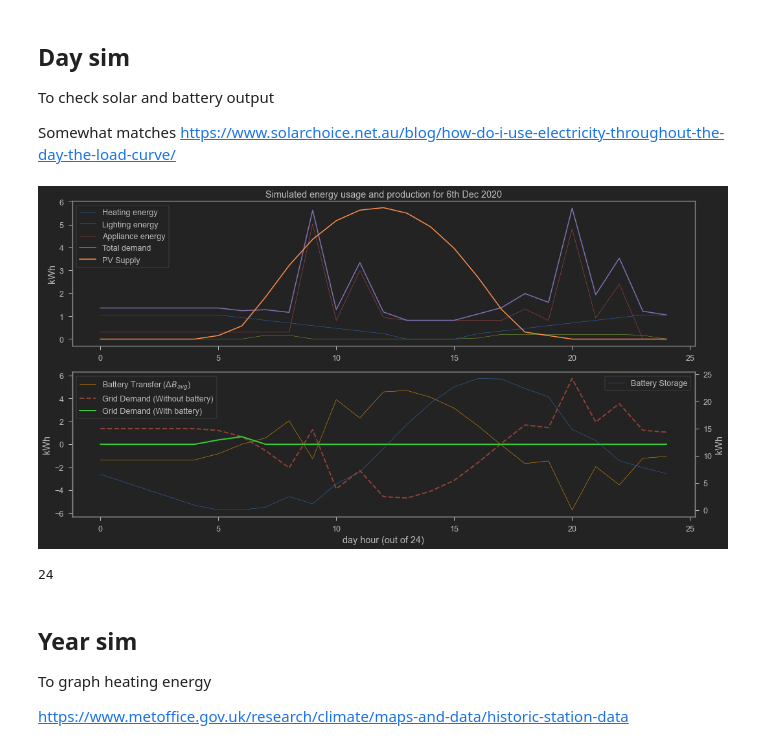
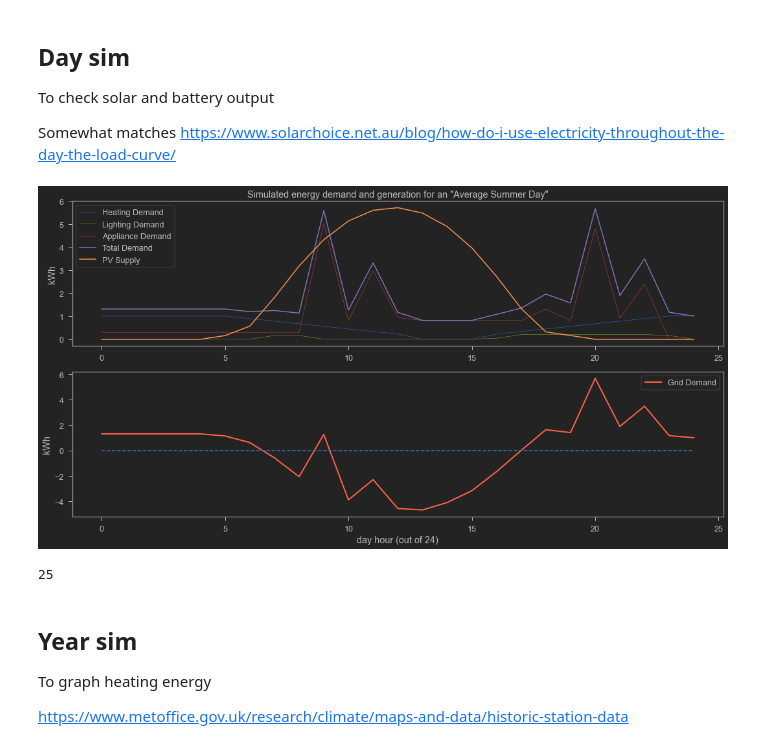
Before and after one commit to LegoYoda112/DE-Thermo-Housing, a Jupyter notebook: Thermo house calcs.ipynb, the cells around one changed output. Drawn from its saved outputs; the diff is of its cells as text; code cells hidden in the pictures.

```diff
--- a/Thermo house calcs.ipynb
+++ b/Thermo house calcs.ipynb
@@ -141,11 +145,12 @@ U_val = {"Single glaze": 4.8, # Assuming wooden frames
         "Double glaze, Air, 12mm": 2.8,
         "Double glaze, Air, Low-E, 12mm": 2.2, # En = 0.15
         "Triple glaze, 12mm": 2.1,
-        "Uninsulated brick wall": 1/(1/30 + 1/therm_cond["Brickwork outer"] * 0.15 + 1/therm_cond["Brickwork inner"]*0.15 + 1/10),
-        "EPS insulated brick wall": 1/(1/30 + 1/therm_cond["Brickwork outer"] * 0.15 + 1/therm_cond["EPS board"] * 0.04 + 1/therm_cond["Brickwork inner"]*0.15 + 1/10),
-        "Timber + Concrete floor": 1/(1/therm_cond["Cast concrete"]*0.5 + 1/therm_cond["Timber"]*0.2 + 1/10),
-        "Insulated Timber + Concrete floor": 1/(1/therm_cond["Cast concrete"]*1 + 0.15 + 1/therm_cond["EPS board"] * 0.04 + 1/therm_cond["Timber"]*0.2 + 1/10),
-        "Insulated Tile roof": 1/(1/30 + 1/therm_cond["Roof tile"] * 0.05 + 0.15 + 1/therm_cond["EPS board"] * 0.1 + 1/10)
+        "Uninsulated brick wall": 1/(1/25 + 1/therm_cond["Brickwork outer"] * 0.15 + 1/therm_cond["Brickwork inner"]*0.15 + 1/5),
+        "EPS insulated brick wall": 1/(1/25 + 1/therm_cond["Brickwork outer"] * 0.15 + 1/therm_cond["EPS board"] * 0.04 + 1/therm_cond["Brickwork inner"]*0.15 + 1/5),
+        "Timber + Concrete floor": 1/(1/therm_cond["Cast concrete"]*0.5 + 1/therm_cond["Timber"]*0.2 + 1/5),
+        "Insulated Timber + Concrete floor": 1/(1/therm_cond["Cast concrete"]*1 + 0.15 + 1/therm_cond["EPS board"] * 0.04 + 1/therm_cond["Timber"]*0.2 + 1/5),
+        "Insulated Tile roof": 1/(1/25 + 1/therm_cond["Roof tile"] * 0.05 + 0.15 + 1/therm_cond["EPS board"] * 0.1 + 1/5),
+        "EPS insulated underground wall": 1/(1/5 + 1/therm_cond["Brickwork outer"] * 0.15 + 1/therm_cond["EPS board"] * 0.04 + 1/therm_cond["Brickwork inner"]*0.15 + 1/5),
         }
 
 U_val
@@ -177,7 +183,7 @@ house1.groundTemp = 0 # C
 # Walls
 house1.addSurface("Exposed walls", 80.6, U_val["Uninsulated brick wall"])
 # Basement walls
-house1.addSurface("Underground walls", 10.9, U_val["Uninsulated brick wall"], True)
+house1.addSurface("Underground walls", 10.9, U_val["EPS insulated underground wall"], True)
 # Floors
 house1.addSurface("Floors", 16.15, U_val["Timber + Concrete floor"], True)
 # Windows
@@ -197,9 +203,8 @@ house1.addLighting("Bathrooms", 2 * 20/12, 0, 24)
 
 ### --Appliances---
 
-# 2 runs of the washing machine, once in the morning and once in the evening
+# 1 run of the washing machine
 house1.addAppliance("Washing Machine - Load 1", 500, 9, 10)
-house1.addAppliance("Washing Machine - Load 2", 500, 18, 19)
 # Dishwasher running in the evening
 house1.addAppliance("Dishwasher", 100, 21, 23)
 # Oven on for 1 hour in the evening
@@ -223,6 +228,7 @@ house1.addApplianceAverage("Showers - morning", 8000, 0.45, 9, 10)
 house1.addApplianceAverage("Showers - evening", 8000, 0.25, 22,23)
 
 # KWh per year sanity check (to be compared against national average)
+print("Daily heating in cold weather: " + str((house1.getTotalSurfaceHeatTransfer()*24)/1000) + "kWh")
 print("Yearly lighting average: " + str((house1.getLightingDaily() * 365)/1000) + "kWh")
 print("Daily appliance average: " + str(house1.getApplianceDaily()/1000) + "kWh")
 print("Yearly appliance average: " + str((house1.getApplianceDaily() * 365)/1000) + "kWh")
@@ -373,8 +381,10 @@ To check solar and battery output
 
 Somewhat matches https://www.solarchoice.net.au/blog/how-do-i-use-electricity-throughout-the-day-the-load-curve/
 # %%
-# "Average winter day" (sun 6th of dec)
-dailyTemps = []
+# "Average winter day" (sat 12th of dec)
+#dailyTemps = [7,7,7,7,7,8,8,8,8,8,8,8,8,8,8,9,8,8,8,8,7,7,6,5,5,4]
+
+# Average summer day
 dailyTemps = [11,11,11,11,11,11,12,13,14,15,16,17,18,20,20,20,18,17,16,15,14,13,12,11,11,11]
 
 heat_transfer1 = []
@@ -382,13 +392,14 @@ lighting = []
 appliance = []
 
 current_battery_val = 8000
+#current_battery_val = 0 # For winter day
 delta_B_vals = []
 battery_storage = []
 
 sim_house = house2
 
 # Solar sim
-times = pd.date_range(start='2020-6-05', end='2020-6-06', freq='H', tz=london.tz)
+times = pd.date_range(start='2020-6-11', end='2020-6-12', freq='H', tz=london.tz)
 clearsky = london.get_clearsky(times)
 #plt.plot(clearsky)
 #plt.show()
@@ -434,51 +445,52 @@ for hour in range(0, 25):
             current_battery_val += 1.05*delta_B
 
     delta_B_vals.append(delta_B)
     battery_storage.append(current_battery_val)
 
     #print(hour)
 
 heat_transfer1 = np.array(heat_transfer1)/1000
 lighting = np.array(lighting)/1000
 appliance = np.array(appliance)/1000
 solar_power = np.array(solar_power)/1000
 delta_B_vals = np.array(delta_B_vals)/1000
 battery_storage = np.array(battery_storage)/1000
 
 fig, ax = plt.subplots(2, 1, figsize = (15,8))
-ax[0].set_title("Simulated energy usage and production for 6th Dec 2020")
+ax[0].set_title('Simulated energy demand and generation for an "Average Summer Day"')
 
-ax[0].plot(heat_transfer1, label="Heating energy", linewidth = 0.5)
-ax[0].plot(lighting, label="Lighting energy", linewidth = 0.5)
-ax[0].plot(appliance, label="Appliance energy", linewidth = 0.5)
-ax[0].plot(heat_transfer1+lighting+appliance, label="Total demand")
+ax[0].plot(heat_transfer1, label="Heating Demand", linewidth = 0.5)
+ax[0].plot(lighting, label="Lighting Demand", linewidth = 0.5)
+ax[0].plot(appliance, label="Appliance Demand", linewidth = 0.5)
+ax[0].plot(heat_transfer1+lighting+appliance, label="Total Demand")
 ax[0].plot(solar_power, label="PV Supply")
 
 ax[0].set_ylabel('kWh')
 ax[0].legend()
 
-ax2 = ax[1].twinx()
+#ax2 = ax[1].twinx()
 
-ax2.plot(battery_storage, label="Battery Storage", linewidth=0.5)
-ax2.set_ylabel('kWh')
-ax2.legend()
-ax2.ylim
+#ax2.plot(battery_storage, label="Battery Storage", linewidth=0.5)
+#ax2.set_ylabel('kWh')
+#ax2.legend()
 
-ax[1].plot(delta_B_vals, label="Battery Transfer ($\Delta B_{avg}$)",color = 'orange', linewidth=0.5)
-ax[1].plot(heat_transfer1+lighting+appliance-solar_power, color='tomato', linewidth=2, label="Grid Demand (Without battery)", linestyle='dashed', alpha=0.5)
-ax[1].plot(heat_transfer1+lighting+appliance-solar_power+delta_B_vals, color='limegreen', label="Grid Demand (With battery)", linewidth=2)
+#ax[1].plot(delta_B_vals, label="Battery Transfer ($\Delta B_{avg}$)",color = 'orange', linewidth=0.5)
+ax[1].plot(heat_transfer1+lighting+appliance-solar_power, color='tomato', linewidth=2, label="Grid Demand")
+ax[1].plot([0, 24], [0,0], linestyle = 'dashed')
+#ax[1].plot(heat_transfer1+lighting+appliance-solar_power, color='tomato', linewidth=2, label="Grid Demand (Without battery)", linestyle='dashed', alpha=0.5)
+#ax[1].plot(heat_transfer1+lighting+appliance-solar_power+delta_B_vals, color='limegreen', label="Grid Demand (With battery)", linewidth=2)
 ax[1].set_xlabel('day hour (out of 24)')
 ax[1].set_ylabel('kWh')
 ax[1].legend()
 
 fig.tight_layout()
 plt.show()
 # %% [output]
-[figure, old version]
+[figure, new version]
 # %%
 len(heat_transfer1)
 # %% [output]
-24
+25
 # %% [markdown]
 ## Year sim
 To graph heating energy
```
Also changed, not shown: parts of 12 cells of this notebook, 1 other file.
